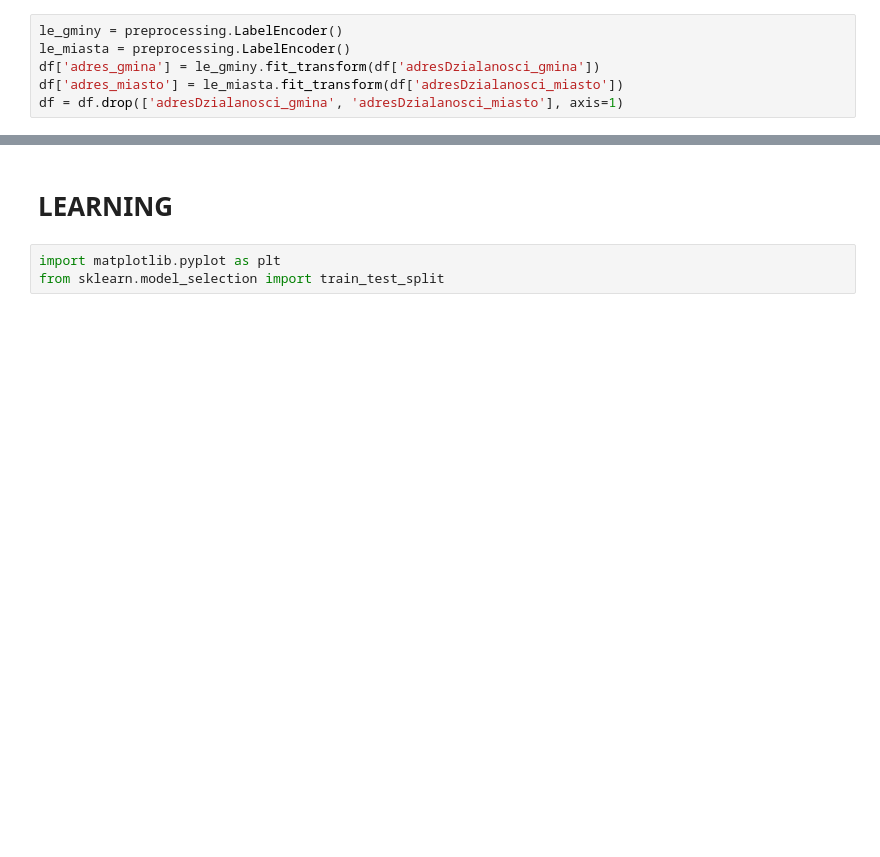
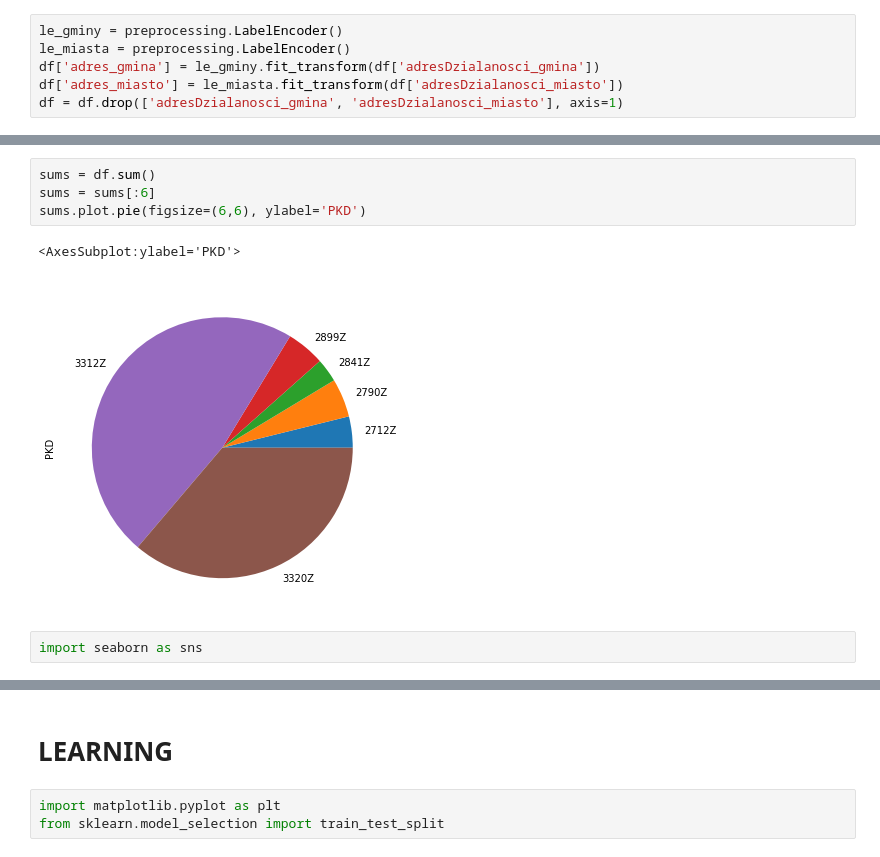
Before and after one commit to JQB26/ML-industry-4.0, a Jupyter notebook: main.ipynb, the cells around one changed output, grey strips where cells are left out. Saved outputs shown, nothing was run; the diff lists cells and outputs as text; blank space fills up the shorter version.

```diff
--- a/main.ipynb
+++ b/main.ipynb
@@ -42,0 +67,9 @@ df.sample(3)
+# %%
+sums = df.sum()
+sums = sums[:6]
+sums.plot.pie(figsize=(6,6), ylabel='PKD')
+# %% [output]
+<AxesSubplot:ylabel='PKD'>
+[figure, added]
+# %%
+import seaborn as sns
```
Also changed, not shown: parts of 27 cells of this notebook, 1 other file.
